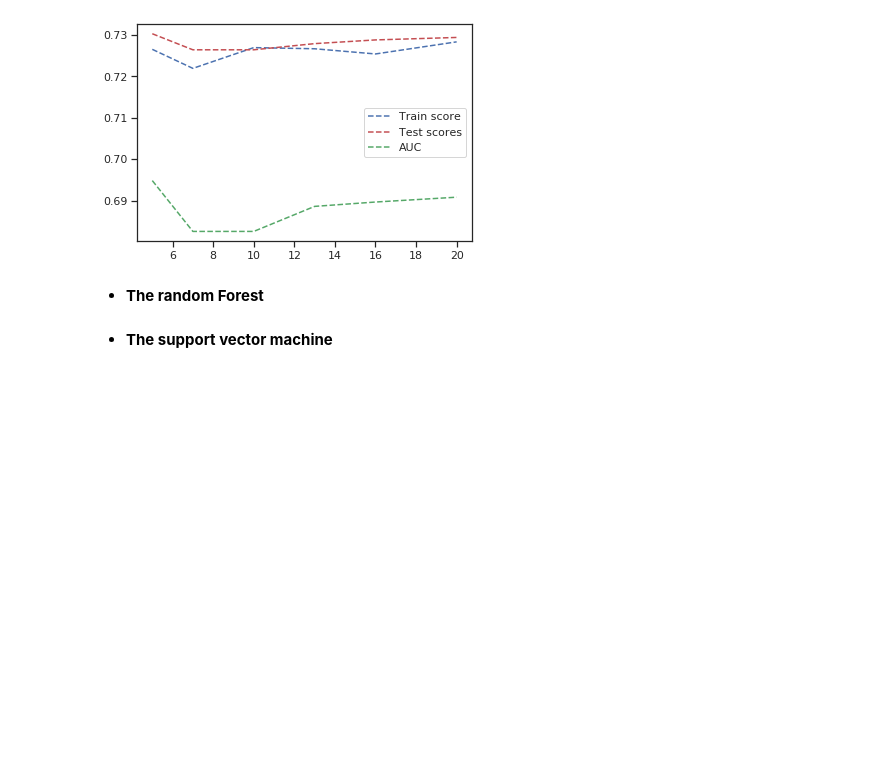
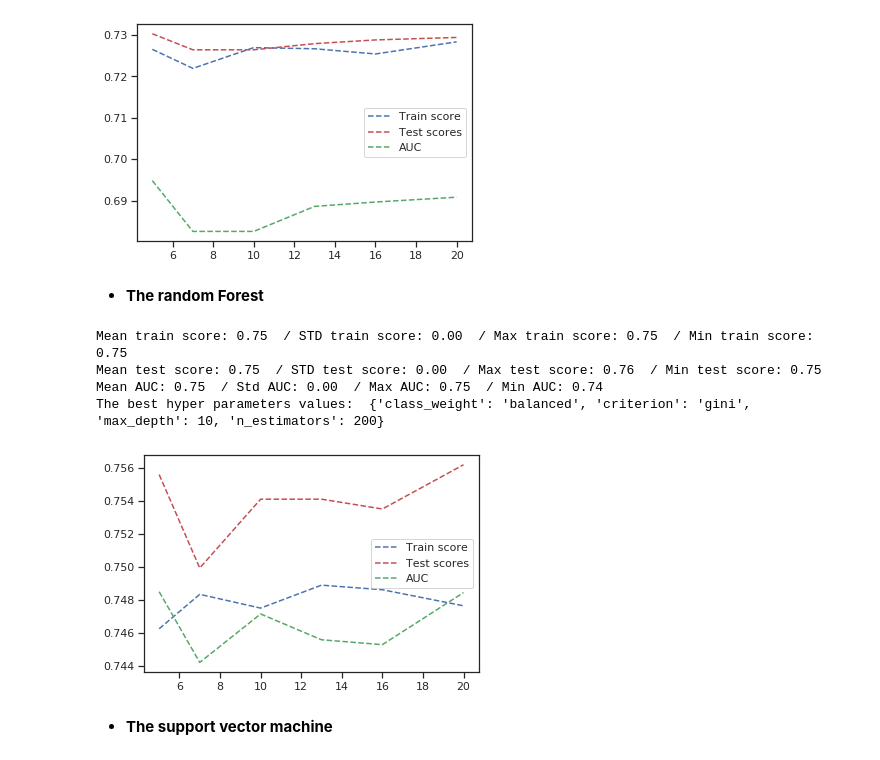
Before and after one commit to yvesEfangon/challenges, a Jupyter notebook: rexel/Report.ipynb, the cells around one changed output. Saved outputs shown, nothing was run; the diff lists cells and outputs as text; code cells hidden in the pictures; blank space fills up the shorter version.

```diff
--- a/rexel/Report.ipynb
+++ b/rexel/Report.ipynb
@@ -504,17 +504,21 @@ The best hyper parameters values:  {'criterion': 'gini', 'max_depth': 8, 'min_sa
 # %%
 from sklearn.ensemble import RandomForestClassifier
 
 rf = RandomForestClassifier(verbose = 0)
 
 grid_params = {"n_estimators": [10,20,50, 100,200],
                "criterion": ['gini', 'entropy'],
                'max_depth': [2,3,5,10],
-               'min_samples_split': [2,5,10],
-               'min_samples_leaf': [2,3,5,10],
                "class_weight": ['balanced', 'balanced_subsample', None]
               }
 modelRF = myGridSearch(rf, grid_params, CrossValidationFolds, X_train, y_train, X_test, y_test)
 print("The best hyper parameters values: ",modelRF.best_params_)
+# %% [output]
+Mean train score: 0.75  / STD train score: 0.00  / Max train score: 0.75  / Min train score: 0.75
+Mean test score: 0.75  / STD test score: 0.00  / Max test score: 0.76  / Min test score: 0.75
+Mean AUC: 0.75  / Std AUC: 0.00  / Max AUC: 0.75  / Min AUC: 0.74
+The best hyper parameters values:  {'class_weight': 'balanced', 'criterion': 'gini', 'max_depth': 10, 'n_estimators': 200}
+[figure, added]
 # %% [markdown]
 * __The support vector machine__
 # %%
```
Also changed, not shown: parts of 2 cells of this notebook.
